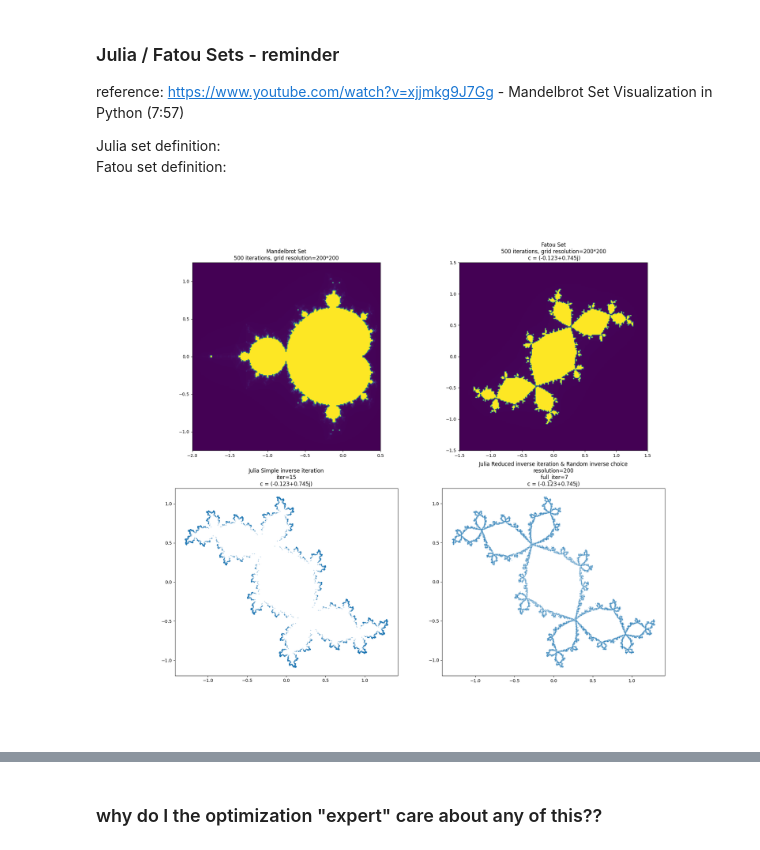
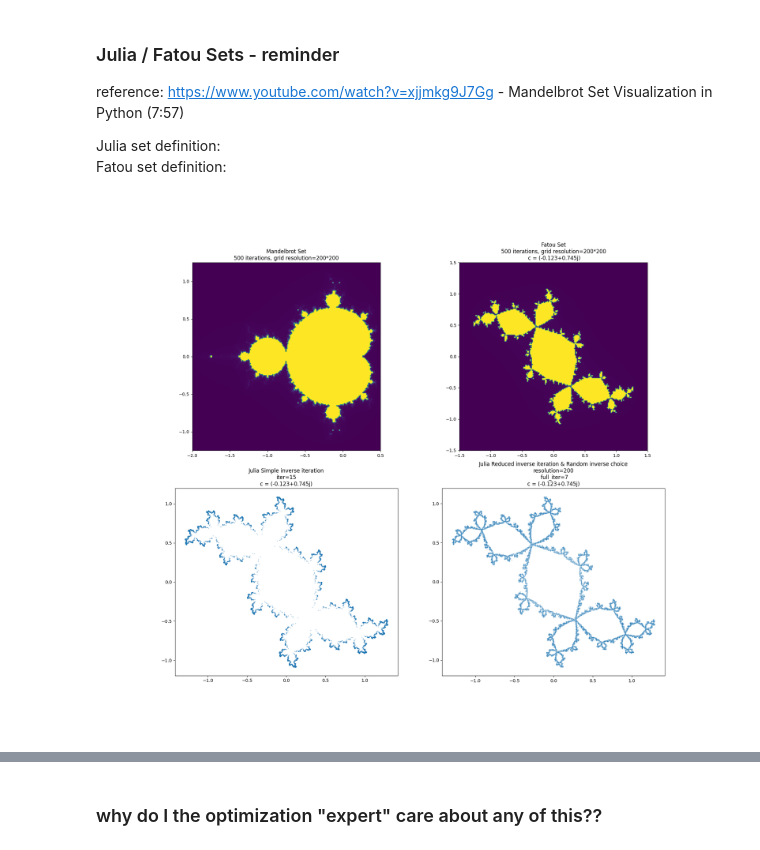
Before and after one commit to YoraiLevi/Optimization_and_Dynamical_systems_Fixed_point_iterations_and_Implicit_Bias, a Jupyter notebook: Optimization_and_Dynamical_systems_Fixed_point_iterations_and_Implicit_Bias5.ipynb, the cells around one changed output, grey strips where cells are left out. Drawn from its saved outputs; the diff is of its cells as text; code cells hidden in the pictures.

```diff
--- a/Optimization_and_Dynamical_systems_Fixed_point_iterations_and_Implicit_Bias5.ipynb
+++ b/Optimization_and_Dynamical_systems_Fixed_point_iterations_and_Implicit_Bias5.ipynb
@@ -1194,11 +1208,15 @@ import sympy
 from sympy.parsing.sympy_parser import parse_expr
 from sympy.utilities.lambdify import lambdify
 from sympy.abc import x, y, z, a, b, i, c, d ,t
+from sympy.abc import i as i_imag
 
-m_x, m_y, m_a, m_b, m, f_inv, s, prev_x, prev_y, prev_z, next_x, next_y, next_z, z = (
-    sympy.symbols(
-        "m_x,m_y,m_a,m_b,m,f^{-1},s, x_{n-1}, y_{n-1}, z_{n-1}, x_{n+1}, y_{n+1}, z_{n+1}, z_{n}"
-    )
+m_x, m_y, m_a, m_b, m, f_inv, s = sympy.symbols("m_x,m_y,m_a,m_b,m,f^{-1},s")
+
+x_n_minus1, y_n_minus1, z_n_minus1, x_n_plus1, y_n_plus1, z_n_plus1, x_n, y_n, z_n = sympy.symbols(
+        "x_{n-1}, y_{n-1}, z_{n-1}, x_{n+1}, y_{n+1}, z_{n+1}, x_{n}, y_{n}, z_{n}"
+)
+prev_x, prev_y, prev_z, next_x, next_y, next_z = sympy.symbols(
+        "prev_x, prev_y, prev_z, next_x, next_y, next_z"
 )
 
 def lamdify_sympy(expr, free_symbols):
@@ -1218,9 +1236,19 @@ def lamdify_string_T(func_string, free_symbols, subs_dict):
 
 def string_sympy_parse(func_string, free_symbols, subs_dict):
     try:
+        more_syntax_options = {
+            x_n_minus1 : prev_x,
+            y_n_minus1: prev_y,
+            z_n_minus1: prev_z,
+            x_n_plus1: next_x,
+            y_n_plus1: next_y,
+            z_n_plus1: next_z,
+            z_n : z,
+        }
         s = func_string
         if s and not str.isspace(s):
             expr = parse_expr(s, evaluate=False)
+            expr = expr.subs(more_syntax_options)
             expr = expr.subs(subs_dict)
             if not expr.free_symbols.issubset(free_symbols):
                 raise ValueError(
@@ -1232,6 +1260,7 @@ def string_sympy_parse(func_string, free_symbols, subs_dict):
     except SyntaxError as e:
         raise e
     except Exception as e:
+        print(e)
         print(
             {
                 "func_string": func_string,
@@ -1326,7 +1355,7 @@ def extra_args_parse(exta_args_string):
     extra_args = {}
     for expr in exprs:
         if isinstance(expr, sympy.Eq):
-            expr = expr.subs({i: 1j})
+            expr = expr.subs({i_imag: 1j})
             sym = expr.free_symbols
             if len(sym) == 1:
                 try:
@@ -1374,14 +1403,14 @@ def string_imshow(
     func_string_widget.disabled = iterative_rule is None
     if iterative_rule is not None:
         free_symbols = [z, c, m, m_x, m_y, s, prev_z, next_z]
-        subs_dict = {i: 1j}
+        subs_dict = {i_imag: 1j}
         subs_dict.update(exta_args_sub)
         _, expr = string_sympy_parse(
             func_string, free_symbols=free_symbols, subs_dict=subs_dict
         )
         subs_dict = {
             z: x + y * 1j,
-            i: 1j,
+            i_imag: 1j,
             a: x,
             b: y,
             m: m_x + m_y * 1j,
@@ -1389,6 +1418,7 @@ def string_imshow(
             m_b: m_y,
             prev_z: prev_x + prev_y * 1j,
             next_z: next_x + next_y * 1j,
+
         }
         # subs_dict.update(exta_args_sub)
         expr = (
@@ -1402,7 +1432,7 @@ def string_imshow(
         free_symbols = [x, y, c, m_x, m_y, s, prev_x, prev_y, next_x, next_y]
         subs_dict = {
             z: x + y * 1j,
-            i: 1j,
+            i_imag: 1j,
             a: x,
             b: y,
             m: m_x + m_y * 1j,
@@ -1415,7 +1445,6 @@ def string_imshow(
         lam_expr = lamdify_string_T(
             iterate_rule_string, free_symbols=free_symbols, subs_dict=subs_dict
         )
-
     stop_cond = lamdify_string_T(
         stop_condition_string, free_symbols=free_symbols, subs_dict=subs_dict
     )
@@ -1530,7 +1559,7 @@ def string_plot(X, Y, *, func_string, marker_pos, **kwargs):
         free_symbols=[x, m_x],
         subs_dict={
             z: x + 0 * 1j,
-            i: 1j,
+            i_imag: 1j,
             a: x,
             b: 0,
             m: m_x + 0 * 1j,
@@ -1572,7 +1601,7 @@ def julia_scatter_string(
     **kwargs
 ):
     starting_value = complex(
-        string_sympy_parse(starting_value, free_symbols=[], subs_dict={i: 1j})[1]
+        string_sympy_parse(starting_value, free_symbols=[], subs_dict={i_imag: 1j})[1]
     )
     free_symbols = {z}
     subs_dict = {m: m_x + m_y * 1j, m_x: marker_pos[0], m_y: marker_pos[1]}
@@ -2097,7 +2215,7 @@ def draw_mandelbrot_set(ax):
     x = np.linspace(-2, 0.5, resolution)
     y = np.linspace(-1.25, 1.25, resolution)
     X, Y = np.meshgrid(x, y)
-    ax.imshow(mandelbrot_set(X=X,Y=Y,max_iter=max_iter),extent=(-2, 0.5, -1.25, 1.25))
+    ax.imshow(mandelbrot_set(X=X,Y=Y,max_iter=max_iter),extent=(-2, 0.5, -1.25, 1.25),origin="lower",)
     ax.set_aspect('equal')
     ax.set_title(f'Mandelbrot Set\n{max_iter} iterations, grid resolution={resolution}*{resolution}')
 
@@ -2108,32 +2226,32 @@ def draw_quadratic_fatou_set(ax):
     x = np.linspace(-1.5, 1.5, resolution)
     y = np.linspace(-1.5, 1.5, resolution)
     X, Y = np.meshgrid(x, y)
-    ax.imshow(mandelbrot_set(X=X,Y=Y,max_iter=max_iter, c=c),extent=(-1.5, 1.5, -1.5, 1.5))
+    ax.imshow(mandelbrot_set(X=X,Y=Y,max_iter=max_iter, c=c),extent=(-1.5, 1.5, -1.5, 1.5),origin="lower",)
     ax.set_aspect('equal')
     ax.set_title(f'Fatou Set\n{max_iter} iterations, grid resolution={resolution}*{resolution}\n c = {c}')
 
 def draw_julia_simple(ax):
     starting_value = 1
     c = -0.123 + 0.745j
     iter = 15
     Z_n = julia_simple(starting_value = starting_value, c = c, iter=iter)
     ax.scatter(Z_n.real, Z_n.imag,s = 0.1)
     ax.set_aspect('equal')
     ax.set_title(f'Julia Simple inverse iteration\niter={iter}\nc = {c}')
 
 def draw_julia_reduced_random(ax):
     starting_value = 1
     c = -0.123 + 0.745j
     iter = 7
     res = 200
     XY = julia_quadratic_map(c=c,starting_value=starting_value,resolution=res,rand=False, max_reduced_iter=200, full_iter = iter)
     ax.scatter(XY[:,0], XY[:,1],s = 0.1)
     ax.set_aspect('equal')
     ax.set_title(f'Julia Reduced inverse iteration & Random inverse choice\nresolution={res}\n full_iter={iter}\nc = {c}')
 
 draw_mandelbrot_set(ax[0,0])
 draw_quadratic_fatou_set(ax[0,1])
 draw_julia_simple(ax[1,0])
 draw_julia_reduced_random(ax[1,1])
 # %% [output]
-[figure, old version]
+[figure, new version]
```
Also changed, not shown: parts of 16 cells of this notebook.
